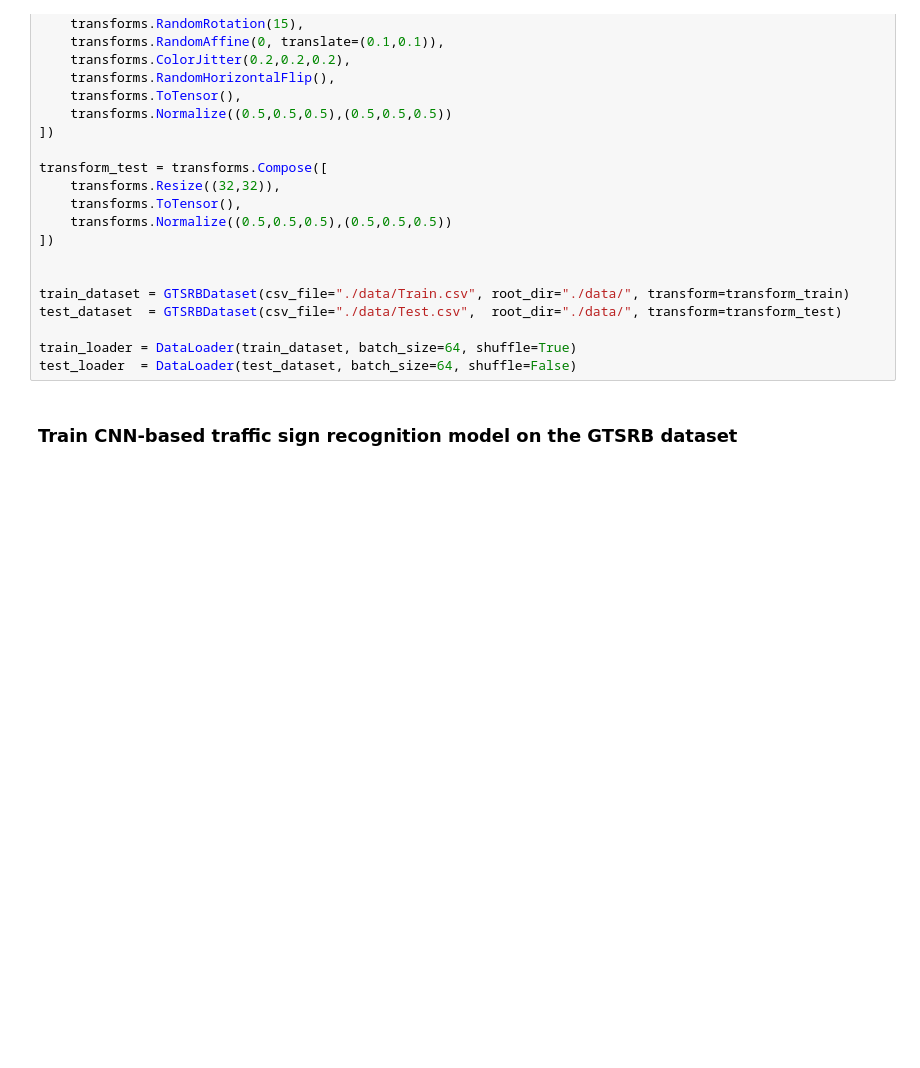
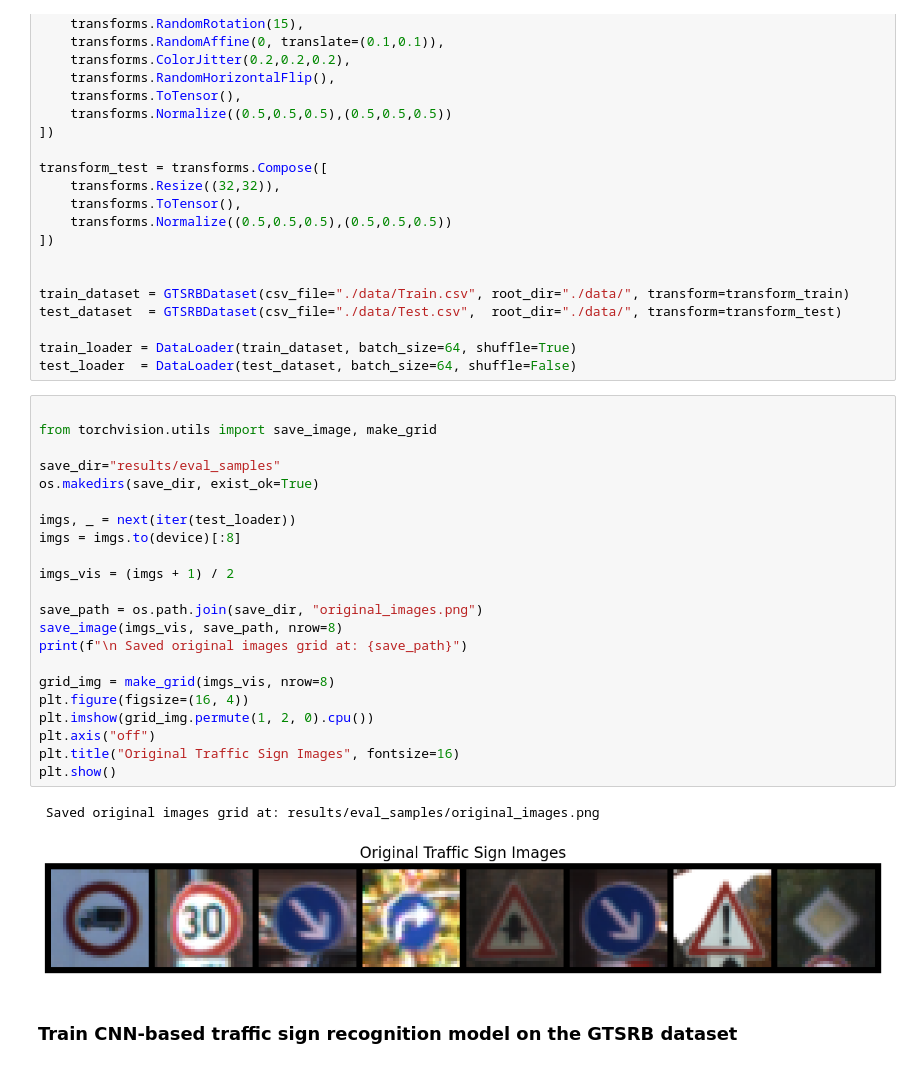
Before and after one commit to DEEPESHKUMARDWIVEDI/LatentWatermark-TSR, a Jupyter notebook: LatentWatermark_TSR.ipynb, the cells around one changed output. Cells and saved outputs as stored; diff of their text form; blank space fills up the shorter version.

```diff
--- a/LatentWatermark_TSR.ipynb
+++ b/LatentWatermark_TSR.ipynb
@@ -40,6 +40,31 @@ test_dataset  = GTSRBDataset(csv_file="./data/Test.csv",  root_dir="./data/", tr
 
 train_loader = DataLoader(train_dataset, batch_size=64, shuffle=True)
 test_loader  = DataLoader(test_dataset, batch_size=64, shuffle=False)
+# %%
+
+from torchvision.utils import save_image, make_grid
+
+save_dir="results/eval_samples"
+os.makedirs(save_dir, exist_ok=True)
+
+imgs, _ = next(iter(test_loader))
+imgs = imgs.to(device)[:8]
+
+imgs_vis = (imgs + 1) / 2
+
+save_path = os.path.join(save_dir, "original_images.png")
+save_image(imgs_vis, save_path, nrow=8)
+print(f"\n Saved original images grid at: {save_path}")
+
+grid_img = make_grid(imgs_vis, nrow=8)
+plt.figure(figsize=(16, 4))
+plt.imshow(grid_img.permute(1, 2, 0).cpu())
+plt.axis("off")
+plt.title("Original Traffic Sign Images", fontsize=16)
+plt.show()
+# %% [output]
+ Saved original images grid at: results/eval_samples/original_images.png
+[figure, added]
 # %% [markdown]
 ### Train CNN-based traffic sign recognition model on the GTSRB dataset
 # %%
```
Also changed, not shown: parts of 11 cells of this notebook, 24 other files.
